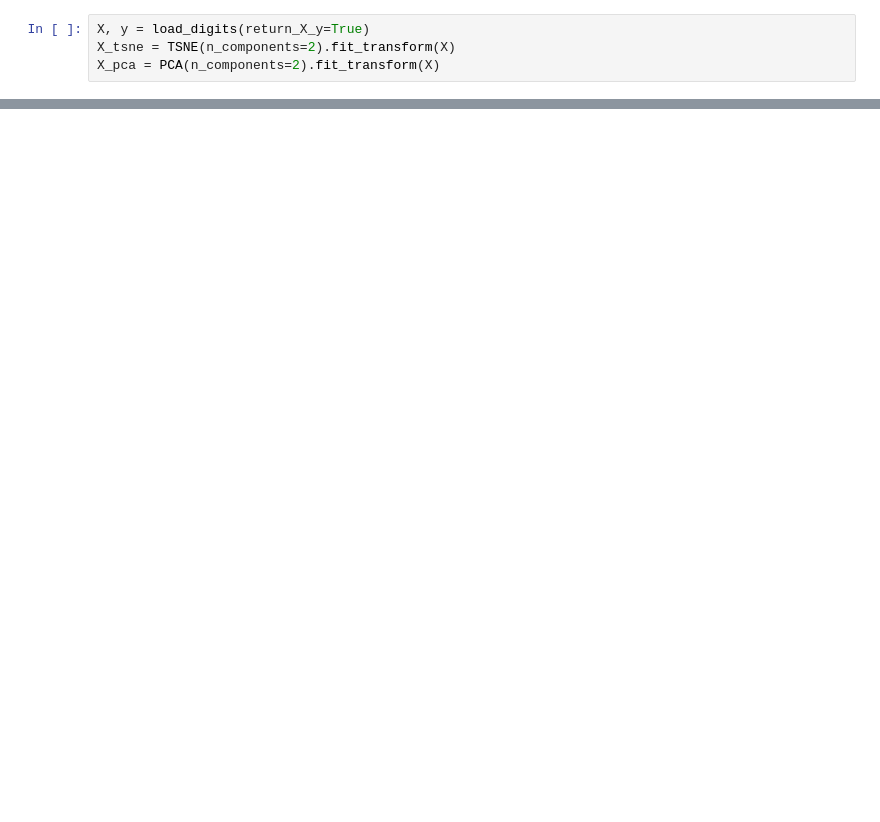
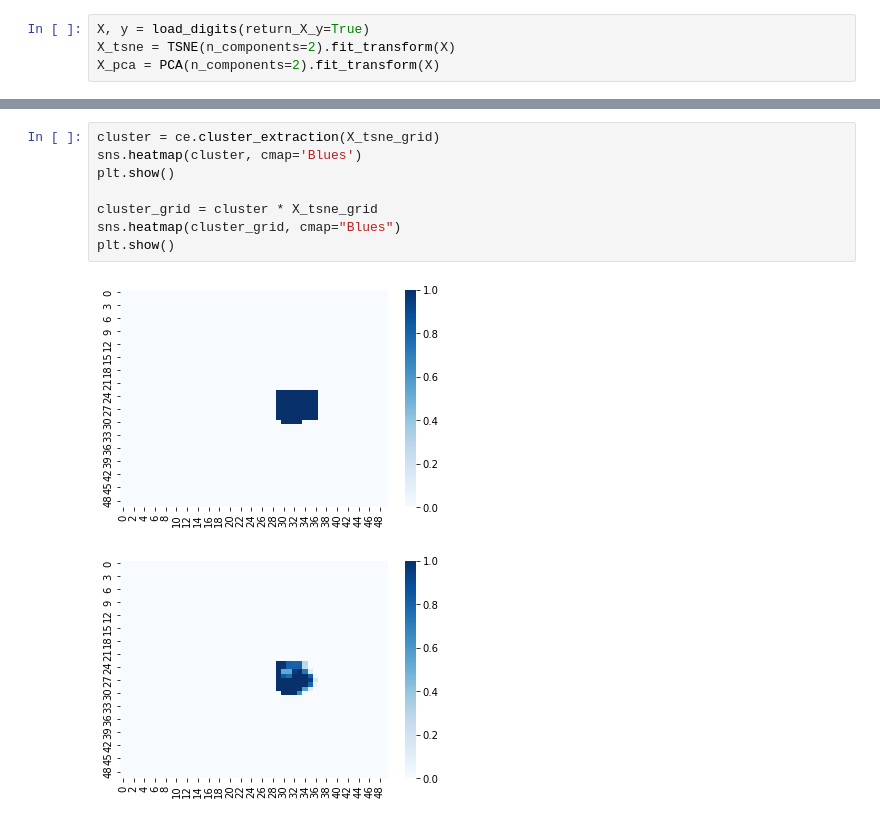
Before and after one commit to HyunWookL/cluster-ambiguity, a Jupyter notebook: cambiguity/test.ipynb, the cells around one changed output, grey strips where cells are left out. Drawn from its saved outputs; the diff is of its cells as text; blank space fills up the shorter version.

```diff
--- a/cambiguity/test.ipynb
+++ b/cambiguity/test.ipynb
@@ -23,0 +29,11 @@ sns.heatmap(X_tsne_grid, cmap='binary')
+# %%
+cluster = ce.cluster_extraction(X_tsne_grid)
+sns.heatmap(cluster, cmap='Blues')
+plt.show()
+
+cluster_grid = cluster * X_tsne_grid
+sns.heatmap(cluster_grid, cmap="Blues")
+plt.show()
+# %% [output]
+[figure, added]
+[figure, added]
```
Also changed, not shown: parts of 4 cells of this notebook, 1 other file.
